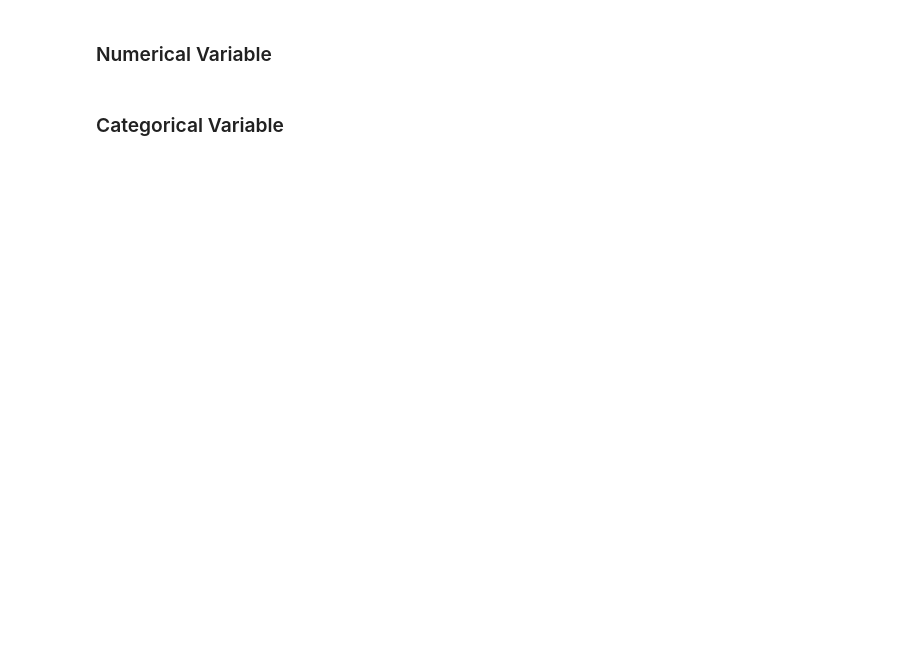
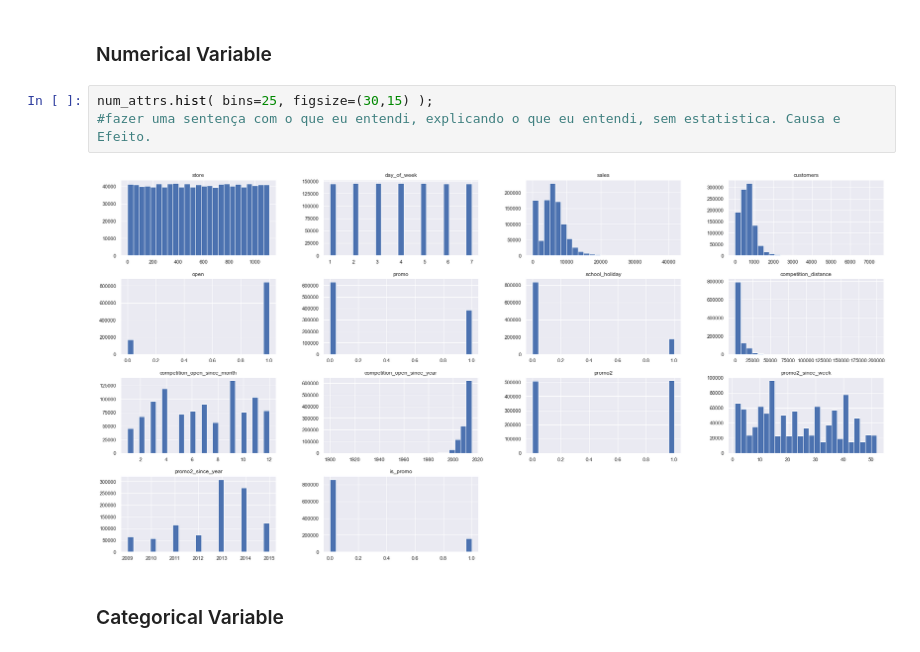
Before and after one commit to ikauann/Rossmann-Store-Sales, a Jupyter notebook: m04_v01_store_sales_prediction.ipynb, the cells around one changed output. Cells and saved outputs as stored; diff of their text form; blank space fills up the shorter version.

```diff
--- a/m04_v01_store_sales_prediction.ipynb
+++ b/m04_v01_store_sales_prediction.ipynb
@@ -363,4 +458,9 @@ df4 = df3.copy()
 # %% [markdown]
 ### Numerical Variable
+# %%
+num_attrs.hist( bins=25, figsize=(30,15) );
+#fazer uma sentença com o que eu entendi, explicando o que eu entendi, sem estatistica. Causa e Efeito.
+# %% [output]
+[figure, added]
 # %% [markdown]
 ### Categorical Variable
```
Also changed, not shown: parts of 30 cells of this notebook, 2 other files.
